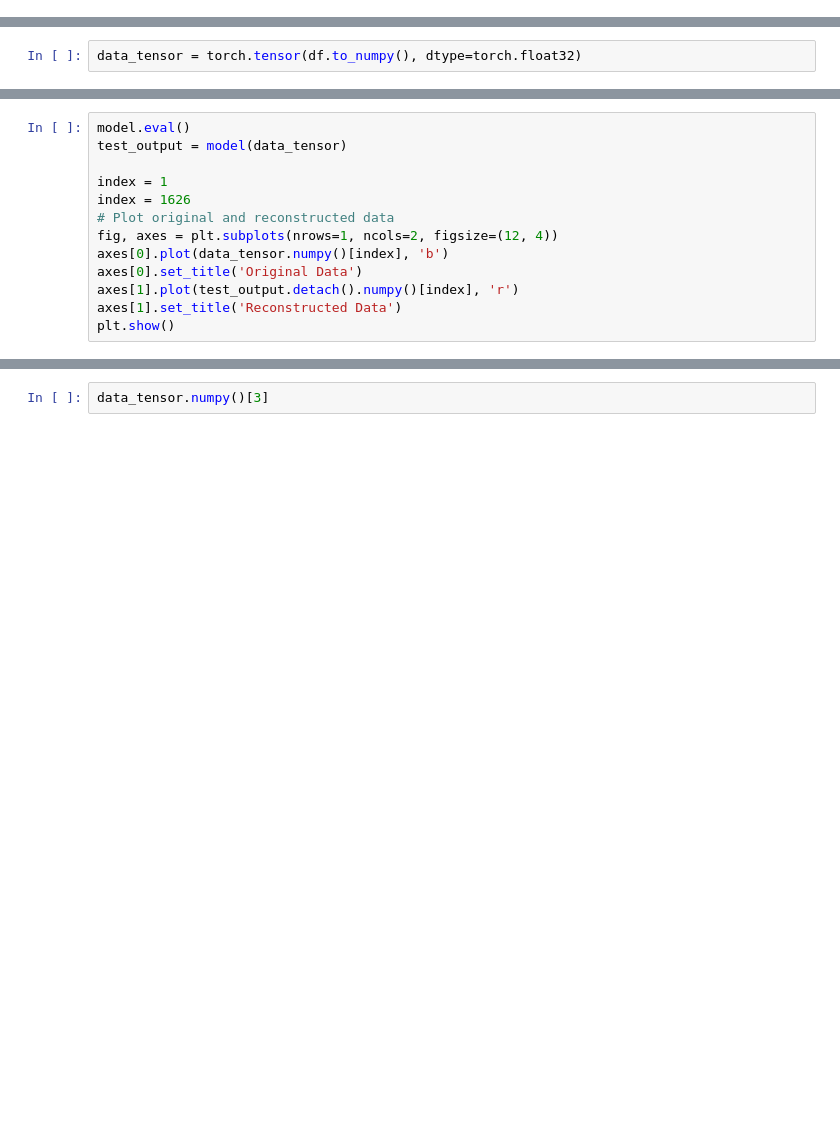
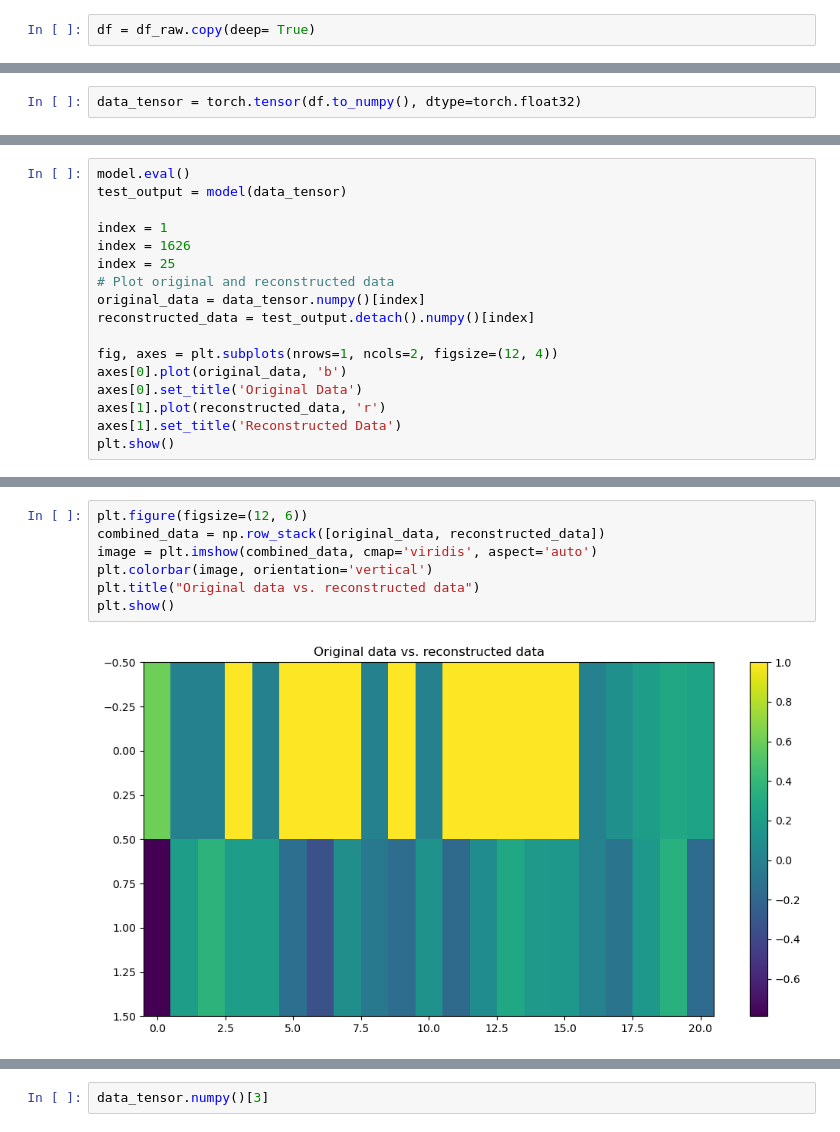
Before and after one commit to arcticronin/anomaly_detection, a Jupyter notebook: notebook.ipynb, the cells around one changed output, grey strips where cells are left out. Drawn from its saved outputs; the diff is of its cells as text; blank space fills up the shorter version.

```diff
--- a/notebook.ipynb
+++ b/notebook.ipynb
@@ -178,6 +223,8 @@ from torch import nn
 import torch.optim as optim
 from torch.optim.lr_scheduler import StepLR
 import torchsummary
+# %%
+df = df_raw.copy(deep= True)
 # %%
 df.shape
 # %% [output]
@@ -280,10 +311,14 @@ test_output = model(data_tensor)
 
 index = 1
 index = 1626
+index = 25
 # Plot original and reconstructed data
+original_data = data_tensor.numpy()[index]
+reconstructed_data = test_output.detach().numpy()[index]
+
 fig, axes = plt.subplots(nrows=1, ncols=2, figsize=(12, 4))
-axes[0].plot(data_tensor.numpy()[index], 'b')
+axes[0].plot(original_data, 'b')
 axes[0].set_title('Original Data')
-axes[1].plot(test_output.detach().numpy()[index], 'r')
+axes[1].plot(reconstructed_data, 'r')
 axes[1].set_title('Reconstructed Data')
 plt.show()
@@ -292,3 +345,12 @@ plt.show()
+# %%
+plt.figure(figsize=(12, 6))
+combined_data = np.row_stack([original_data, reconstructed_data])
+image = plt.imshow(combined_data, cmap='viridis', aspect='auto')
+plt.colorbar(image, orientation='vertical')
+plt.title("Original data vs. reconstructed data")
+plt.show()
+# %% [output]
+[figure, added]
 # %%
 np.sum(np.abs(data_tensor.numpy()[index]**2 - test_output.detach().numpy()[index]**2))
 # %% [output]
```
Also changed, not shown: parts of 42 cells of this notebook, 4 other files.
